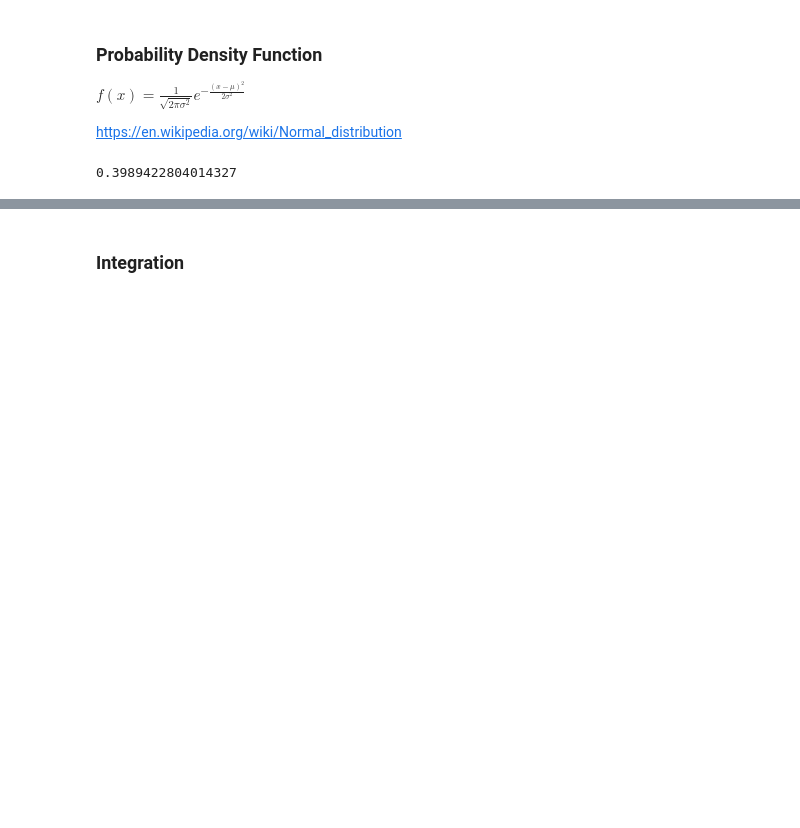
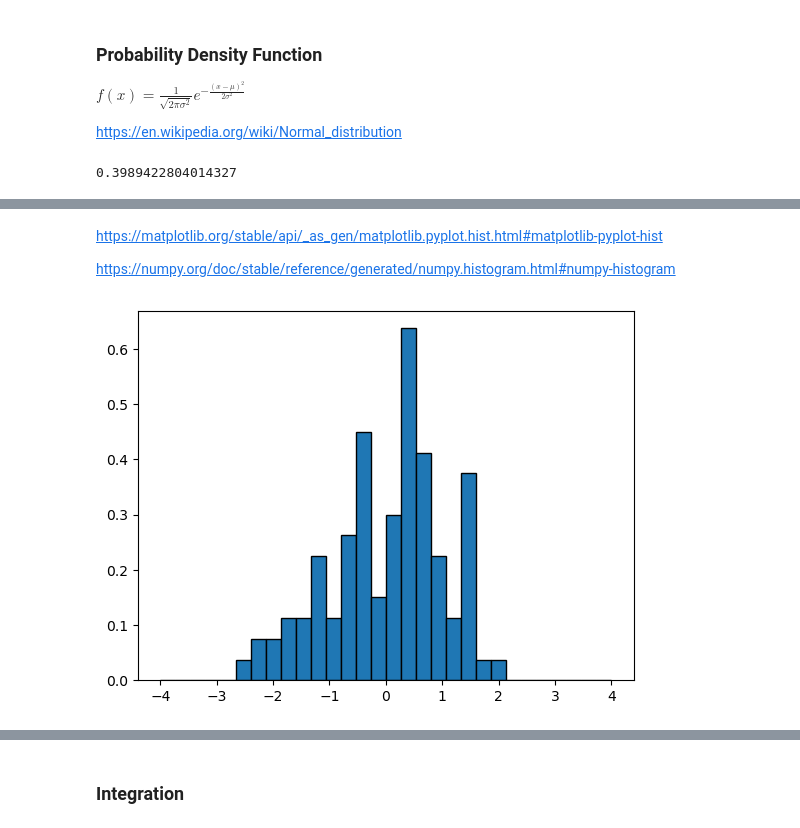
Before and after one commit to AndreaCignoni/applied_statistics_assessment, a Jupyter notebook: tasks.ipynb, the cells around one changed output, grey strips where cells are left out. Saved outputs shown, nothing was run; the diff lists cells and outputs as text; code cells hidden in the pictures; blank space fills up the shorter version.

```diff
--- a/tasks.ipynb
+++ b/tasks.ipynb
@@ -589,0 +620,6 @@ ax.set_ylabel('Proportion');
+# %%
+# Generate normal random sample.
+data = np.random.normal(size=100)
+
+# Show.
+data
@@ -589,0 +647,12 @@ ax.set_ylabel('Proportion');
+# %% [markdown]
+https://matplotlib.org/stable/api/_as_gen/matplotlib.pyplot.hist.html#matplotlib-pyplot-hist
+
+https://numpy.org/doc/stable/reference/generated/numpy.histogram.html#numpy-histogram
+# %%
+# Create a blank plot.
+fig, ax = plt.subplots()
+
+# Create a bar chart.
+ax.hist(data, edgecolor='black', density=True, bins=np.linspace(-4,4,31));
+# %% [output]
+[figure, added]
```
Also changed, not shown: parts of 32 cells of this notebook, 13 other files.
